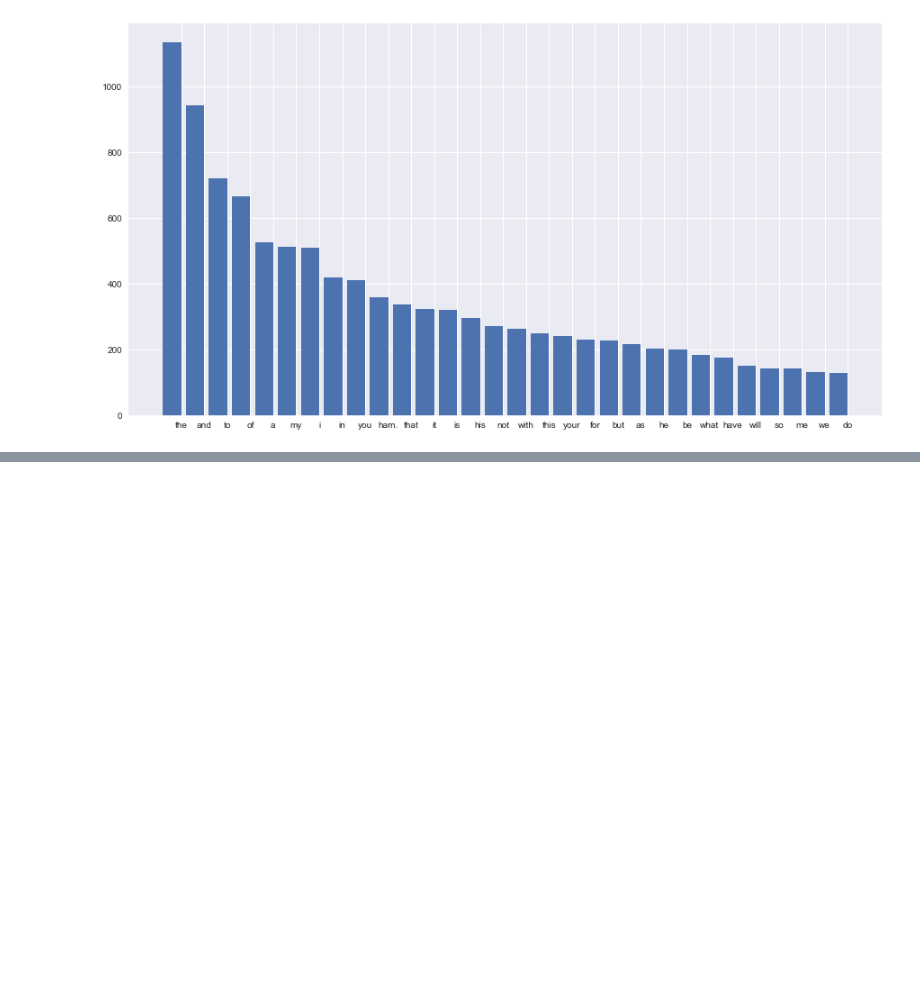
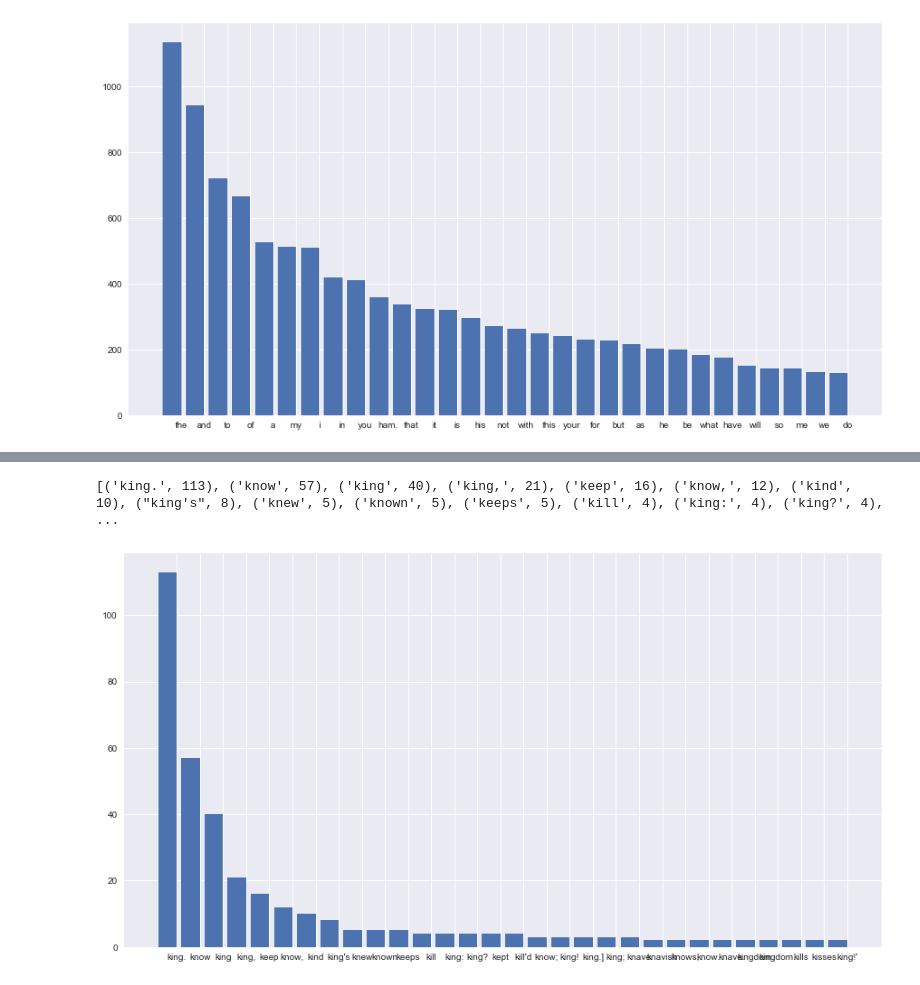
Before and after one commit to lav271/2015lab1, a Jupyter notebook: Lab1-babypython.ipynb, the cells around one changed output, grey strips where cells are left out. Cells and saved outputs as stored; diff of their text form; code cells hidden in the pictures; blank space fills up the shorter version.

```diff
--- a/Lab1-babypython.ipynb
+++ b/Lab1-babypython.ipynb
@@ -725,0 +728,5 @@ plt.xticks(pos+0.4, [e[0] for e in topfreq]);
+# %%
+tokendict2={}
+for word in set(hamletlctokens):
+    if word.startswith("k"): tokendict2[word]=hamletlctokens.count(word)
+tokendict2.items()[:5]
@@ -725,0 +735,3 @@ plt.xticks(pos+0.4, [e[0] for e in topfreq]);
+# %%
+L3=sorted(tokendict2.iteritems(), key=lambda(x,y):y, reverse=True)
+L3[:10]
@@ -725,0 +749,10 @@ plt.xticks(pos+0.4, [e[0] for e in topfreq]);
+# %%
+topfreq2=L3[:30]
+print topfreq2
+plt.figure(figsize=(15,8))
+pos = np.arange(len(topfreq2))
+plt.bar(pos, [e[1] for e in topfreq2]);
+plt.xticks(pos+0.4, [e[0] for e in topfreq2]);
+# %% [output]
+[('king.', 113), ('know', 57), ('king', 40), ('king,', 21), ('keep', 16), ('know,', 12), ('kind', 10), ("king's", 8), ('knew', 5), ('known', 5), ('keeps', 5), ('kill', 4), ('king:', 4), ('king?', 4),  ...
+[figure, added]
```
Also changed, not shown: parts of 3 cells of this notebook, 1 other file.
